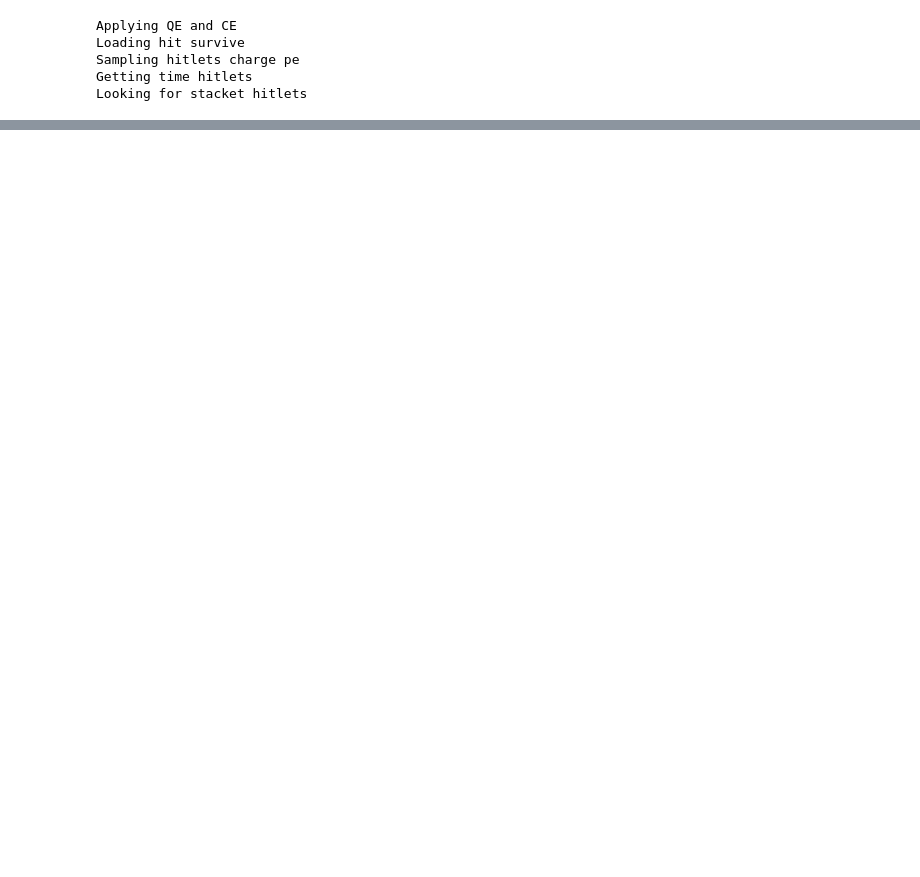
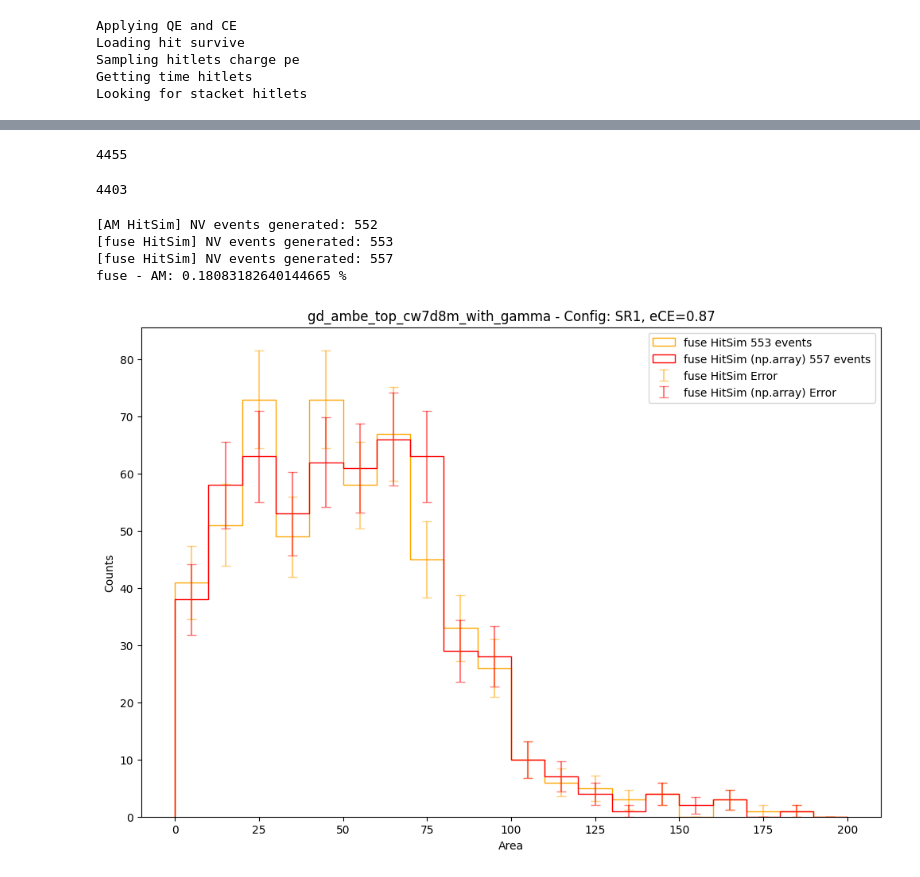
Before and after one commit to XENONnT/fuse, a Jupyter notebook: fuse/plugins/neutron_veto/Testing_nv_hitlet.ipynb, the cells around one changed output, grey strips where cells are left out. Cells and saved outputs as stored; diff of their text form; code cells hidden in the pictures; blank space fills up the shorter version.

Commit message:
getting rid of awkward arrays and using only numpy arrays

```diff
--- a/fuse/plugins/neutron_veto/Testing_nv_hitlet.ipynb
+++ b/fuse/plugins/neutron_veto/Testing_nv_hitlet.ipynb
@@ -74,0 +196,66 @@ plt.hist(events_nv_stacket['area'], range=[0,50],bins=20,alpha=0.3)
+# %%
+events_NV = np.concatenate([events_NV_0, events_NV_1, events_NV_2, events_NV_3, events_NV_4, events_NV_5, events_NV_6, events_NV_7])
+#events_NV = np.concatenate([events_NV_7])
+
+len(events_NV)
+# %% [output]
+4455
+# %%
+len(events_AM)
+# %% [output]
+4403
+# %%
+events_AM = np.load('/scratch/midway3/digangi/simulations/NeutronVeto/hitlet_sim/output_data/AMhitsim_nVETOEvents_gd_ambe_sr1_top_cw7d8m_with_gamma_ce0.75_.npy')
+events_NV = np.load('/scratch/midway3/digangi/simulations/NeutronVeto/hitlet_sim/output_data/fuseHitSim_sr0config_seed42_nT_mc_gdt7p8m_wc_00000.root.npy')
+events_NV_nparray = np.load('/scratch/midway3/digangi/simulations/NeutronVeto/hitlet_sim/output_data/fuseHitSim_sr0config_seed42_nparraynT_mc_gdt7p8m_wc_00000.root.npy')
+# %%
+# Stampa del numero di eventi
+print('[AM HitSim] NV events generated:', len(events_AM))
+print('[fuse HitSim] NV events generated:', len(events_NV))
+print('[fuse HitSim] NV events generated:', len(events_NV_nparray))
+
+print('fuse - AM:', (len(events_NV)-len(events_AM))/len(events_NV)*100, '%')
+
+plt.figure(figsize=(12,8))
+
+# Parametri comuni per l'istogramma
+bin_range = [0, 200]
+bins = 20
+
+# Istogramma per AM HitSim
+#counts_AM, edges_AM, _ = plt.hist(events_AM['area'], histtype='step', range=bin_range, bins=bins, label='AM HitSim: ' + str(len(events_AM)) + ' events', color='b')
+#bin_centers_AM = (edges_AM[:-1] + edges_AM[1:]) / 2
+#errors_AM = np.sqrt(counts_AM)
+
+# Istogramma per fuse HitSim
+counts_nv, edges_nv, _ = plt.hist(events_NV['area'], histtype='step', range=bin_range, bins=bins, label='fuse HitSim ' + str(len(events_NV)) + ' events', color='orange')
+bin_centers_nv = (edges_nv[:-1] + edges_nv[1:]) / 2
+errors_nv = np.sqrt(counts_nv)
+
+# Istogramma per fuse HitSim
+counts_nv_, edges_nv_, _ = plt.hist(events_NV_nparray['area'], histtype='step', range=bin_range, bins=bins, label='fuse HitSim (np.array) ' + str(len(events_NV_nparray)) + ' events', color='r')
+bin_centers_nv_ = (edges_nv_[:-1] + edges_nv_[1:]) / 2
+errors_nv_ = np.sqrt(counts_nv_)
+
+
+# Aggiunta delle barre d'errore con tacchette orizzontali
+#plt.errorbar(bin_centers_AM, counts_AM, yerr=errors_AM, fmt='none', color='b',
+#             label='AM HitSim Error', capsize=4, capthick=1, alpha=0.5)
+plt.errorbar(bin_centers_nv, counts_nv, yerr=errors_nv, fmt='none', color='orange',
+             label='fuse HitSim Error', capsize=4, capthick=1, alpha=0.5)
+plt.errorbar(bin_centers_nv_, counts_nv_, yerr=errors_nv_, fmt='none', color='r',
+             label='fuse HitSim (np.array) Error', capsize=4, capthick=1, alpha=0.5)
+
+
+# Personalizzazione del grafico
+plt.xlabel('Area')
+plt.ylabel('Counts')
+plt.title('gd_ambe_top_cw7d8m_with_gamma - Config: SR1, eCE=0.87')
+plt.legend()
+plt.show()
+# %% [output]
+[AM HitSim] NV events generated: 552
+[fuse HitSim] NV events generated: 553
+[fuse HitSim] NV events generated: 557
+fuse - AM: 0.18083182640144665 %
+[figure, added]
```
Also changed, not shown: parts of 23 cells of this notebook, 1 other file.
